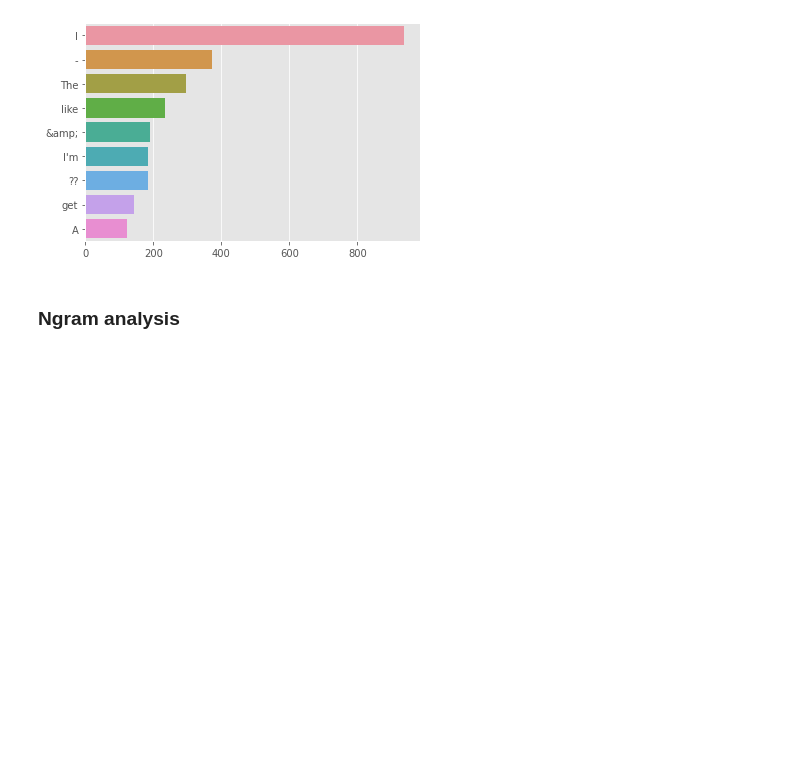
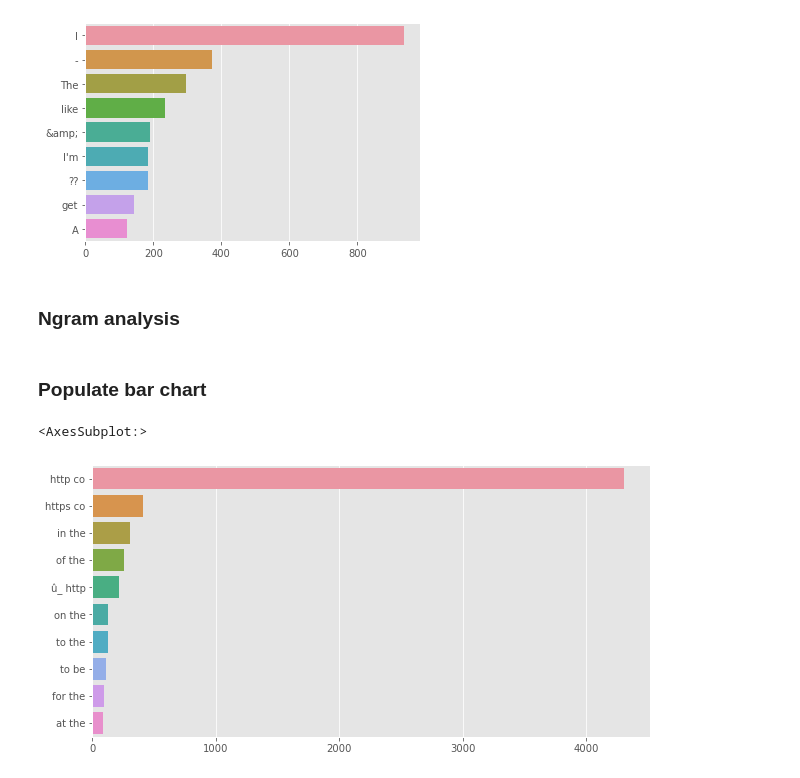
Before and after one commit to ericlau1987/nlp_with_disaster_tweets, a Jupyter notebook: 2_explore_data.ipynb, the cells around one changed output. Cells and saved outputs as stored; diff of their text form; code cells hidden in the pictures; blank space fills up the shorter version.

```diff
--- a/2_explore_data.ipynb
+++ b/2_explore_data.ipynb
@@ -199,20 +199,3 @@ sns.barplot(x=y, y=x)
 [figure]
 # %% [markdown]
 ### Ngram analysis
-# %%
-def get_top_tweet_bigrams(corpus: list, n:int=None) -> list:
-    '''
-    intput:
-
-    output:
-    return
-
-    '''
-
-    vec = CountVectorizer(nrgam_range=(2,2)).fit(corpus)
-    bag_of_words = vec.transform(corpus)
-    sum_words = bag_of_words.sum(axis=0)
-    words_freq = [(word, sum_words[0, idx]) for word, idx in vec.vocabulary_.items()]
-    words_freq = sorted(words_freq, key=lambda x: x[1], reverse=True)
-
-    return words_freq
@@ -218,0 +243,10 @@ def get_top_tweet_bigrams(corpus: list, n:int=None) -> list:
+# %% [markdown]
+### Populate bar chart
+# %%
+plt.figure(figsize=(10,5))
+top_tweet_bigrams=get_top_tweet_bigrams(df_train['text'])[:10]
+x,y=map(list,zip(*top_tweet_bigrams))
+sns.barplot(x=y,y=x)
+# %% [output]
+<AxesSubplot:>
+[figure, added]
```
Also changed, not shown: parts of 1 cell of this notebook.
